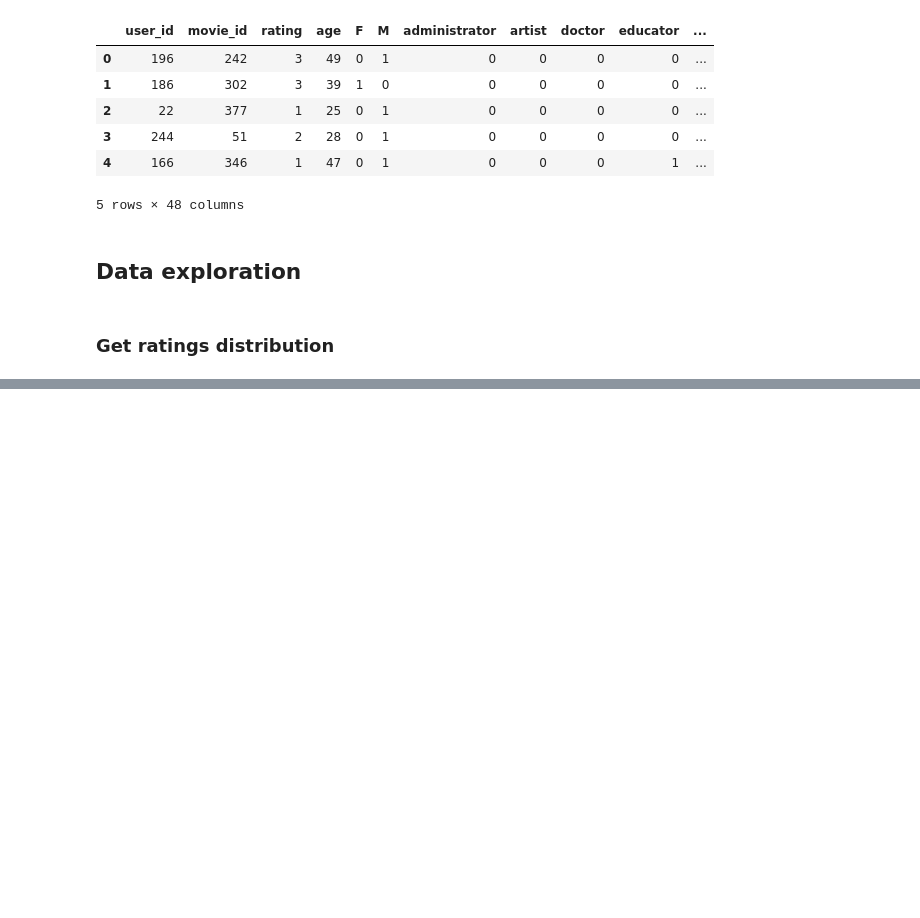
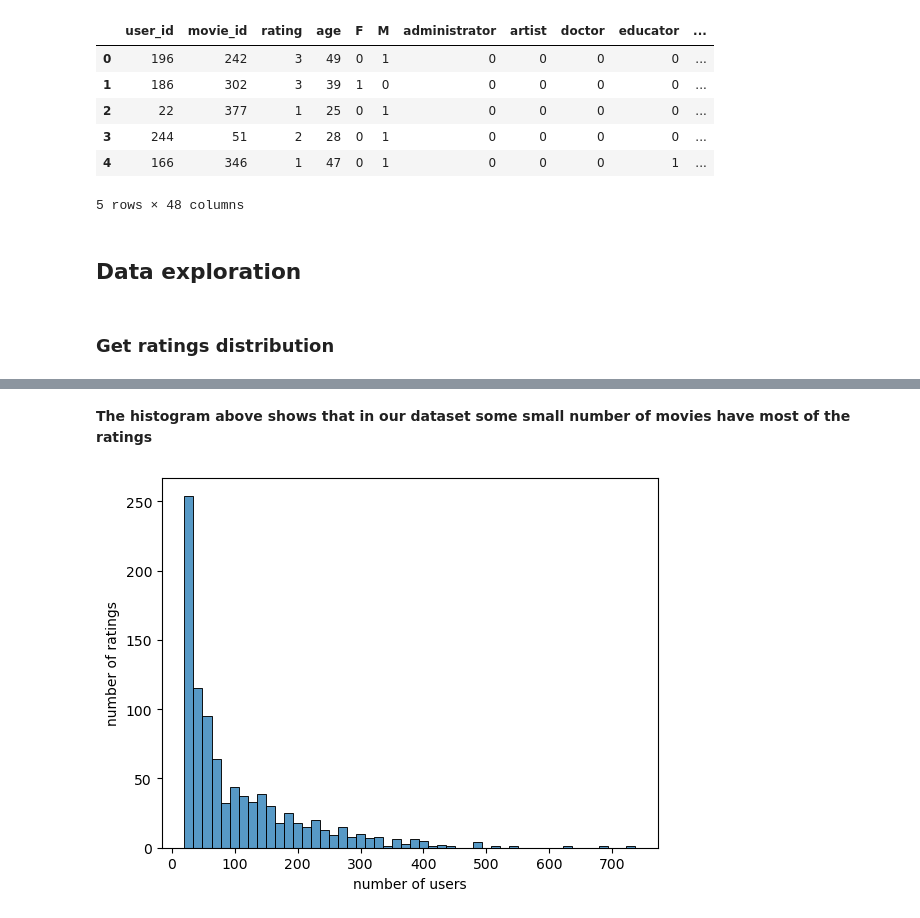
Before and after one commit to SaidKamalov/pmldl-rec-sys, a Jupyter notebook: notebooks/1.0-initial-data-exploration.ipynb, the cells around one changed output, grey strips where cells are left out. Drawn from its saved outputs; the diff is of its cells as text; code cells hidden in the pictures; blank space fills up the shorter version.

```diff
--- a/notebooks/1.0-initial-data-exploration.ipynb
+++ b/notebooks/1.0-initial-data-exploration.ipynb
@@ -310,0 +331,9 @@ title
+# %% [markdown]
+**The histogram above shows that in our dataset some small number of movies have most of the ratings**
+# %%
+ax = sns.histplot(ratings.groupby("user_id")["rating"].count(), bins=50)
+ax.set_xlabel("number of users")
+ax.set_ylabel("number of ratings")
+plt.show()
+# %% [output]
+[figure, added]
```
Also changed, not shown: parts of 18 cells of this notebook.
